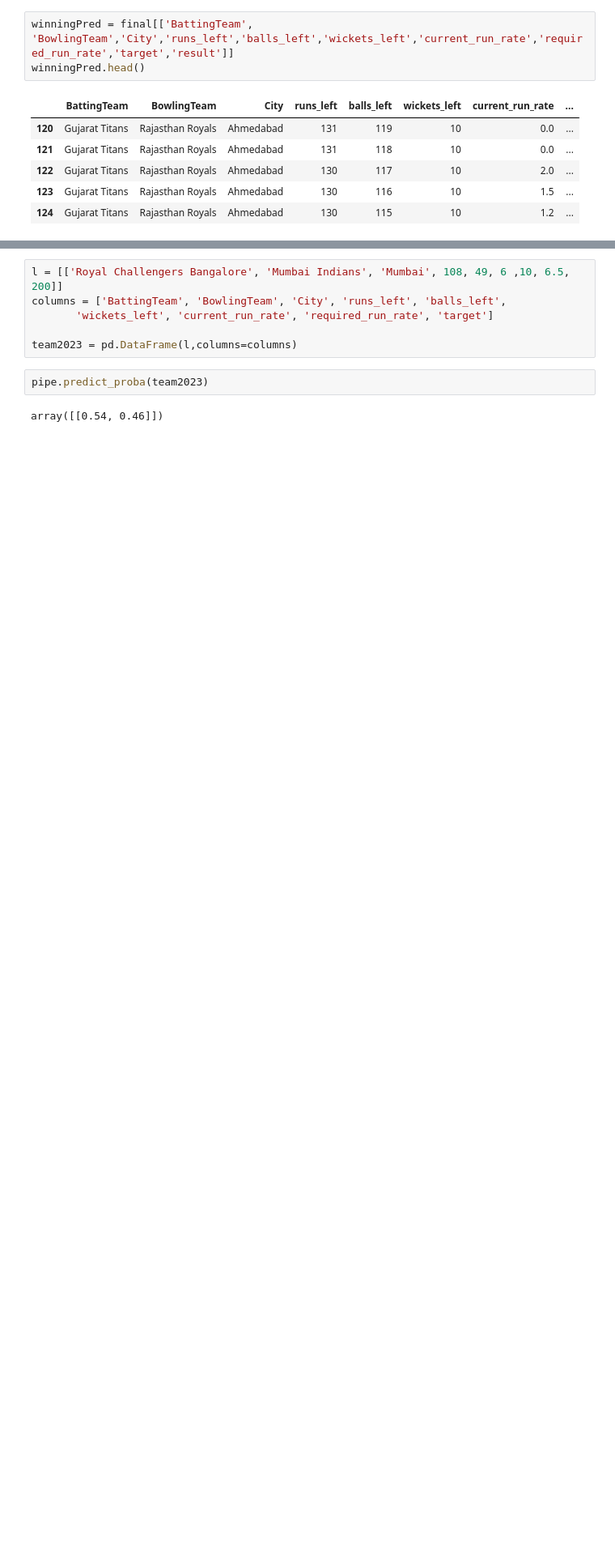
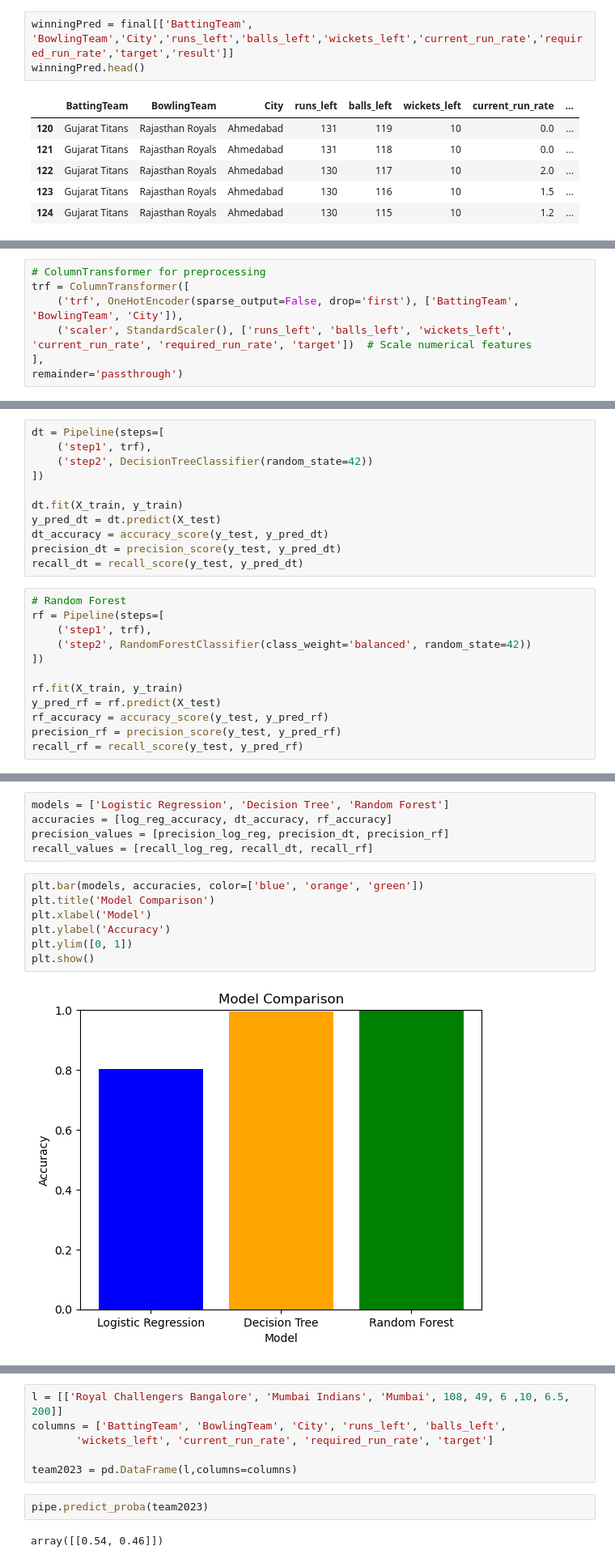
Before and after one commit to bibekgurung9/cricket_prediction_machine_learning, a Jupyter notebook: ml-model/ipl_winning_prediction.ipynb, the cells around one changed output, grey strips where cells are left out. Shown at 81% size. Saved outputs shown, nothing was run; the diff lists cells and outputs as text; blank space fills up the shorter version.

Commit message:
validating model & plot visuals

```diff
--- a/ml-model/ipl_winning_prediction.ipynb
+++ b/ml-model/ipl_winning_prediction.ipynb
@@ -308,0 +296,7 @@ y_pred = pipe.predict(X_test)
+# %%
+# ColumnTransformer for preprocessing
+trf = ColumnTransformer([
+    ('trf', OneHotEncoder(sparse_output=False, drop='first'), ['BattingTeam', 'BowlingTeam', 'City']),
+    ('scaler', StandardScaler(), ['runs_left', 'balls_left', 'wickets_left', 'current_run_rate', 'required_run_rate', 'target'])  # Scale numerical features
+],
+remainder='passthrough')
@@ -308,0 +314,23 @@ y_pred = pipe.predict(X_test)
+# %%
+dt = Pipeline(steps=[
+    ('step1', trf),
+    ('step2', DecisionTreeClassifier(random_state=42))
+])
+
+dt.fit(X_train, y_train)
+y_pred_dt = dt.predict(X_test)
+dt_accuracy = accuracy_score(y_test, y_pred_dt)
+precision_dt = precision_score(y_test, y_pred_dt)
+recall_dt = recall_score(y_test, y_pred_dt)
+# %%
+# Random Forest
+rf = Pipeline(steps=[
+    ('step1', trf),
+    ('step2', RandomForestClassifier(class_weight='balanced', random_state=42))
+])
+
+rf.fit(X_train, y_train)
+y_pred_rf = rf.predict(X_test)
+rf_accuracy = accuracy_score(y_test, y_pred_rf)
+precision_rf = precision_score(y_test, y_pred_rf)
+recall_rf = recall_score(y_test, y_pred_rf)
@@ -308,0 +345,14 @@ y_pred = pipe.predict(X_test)
+# %%
+models = ['Logistic Regression', 'Decision Tree', 'Random Forest']
+accuracies = [log_reg_accuracy, dt_accuracy, rf_accuracy]
+precision_values = [precision_log_reg, precision_dt, precision_rf]
+recall_values = [recall_log_reg, recall_dt, recall_rf]
+# %%
+plt.bar(models, accuracies, color=['blue', 'orange', 'green'])
+plt.title('Model Comparison')
+plt.xlabel('Model')
+plt.ylabel('Accuracy')
+plt.ylim([0, 1])
+plt.show()
+# %% [output]
+[figure, added]
```
Also changed, not shown: parts of 11 cells of this notebook.
